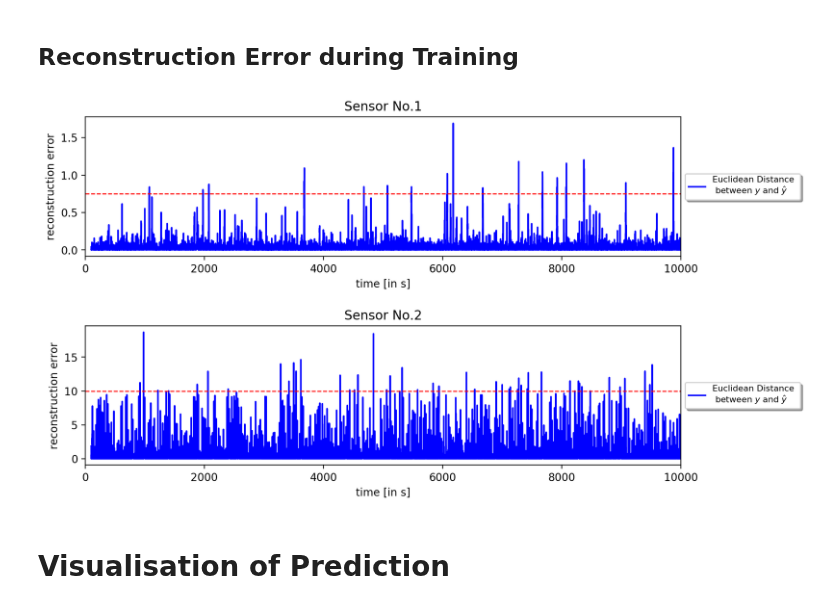
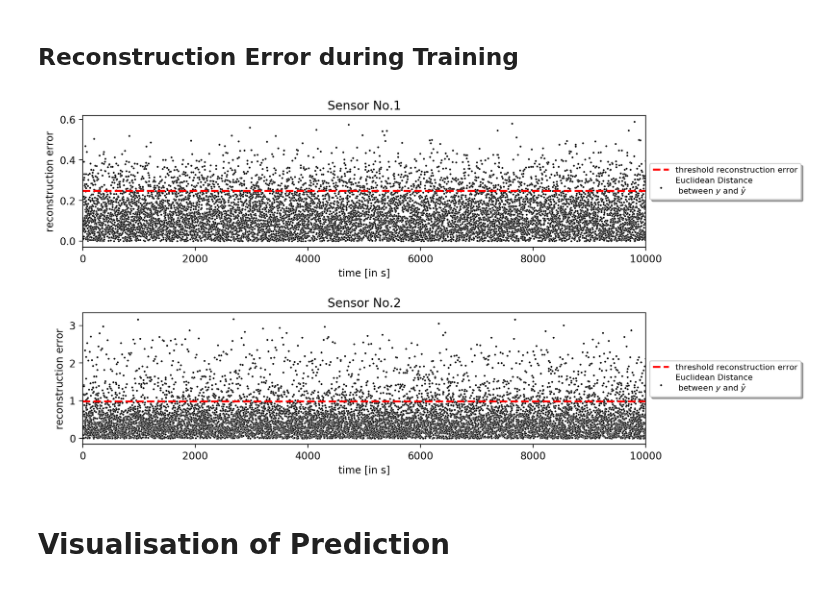
Before and after one commit to carlov93/predictive_maintenance, a Jupyter notebook: src/visualisation/prediction/MSE/vis_artifical_data.ipynb, the cells around one changed output. Saved outputs shown, nothing was run; the diff lists cells and outputs as text; code cells hidden in the pictures.

Commit message:
new visualisation and cv

```diff
--- a/src/visualisation/prediction/MSE/vis_artifical_data.ipynb
+++ b/src/visualisation/prediction/MSE/vis_artifical_data.ipynb
@@ -9,29 +9,26 @@ from matplotlib.pyplot import figure
 from sklearn.metrics import f1_score
 from sklearn.metrics import confusion_matrix
 # %%
-def vis_reconstruction_error(dataframe, no_features, first_feature, last_feature, thresholds_mean, thresholds_max):
+def vis_reconstruction_error(dataframe, no_features, first_feature, last_feature, thresholds_mean):
     fig, axes = plt.subplots(no_features, 1, figsize=(10,6), dpi=200)
     ax = axes.ravel()
     columns = dataframe.columns
     t = dataframe.iloc[:,0]
     for i in range(first_feature, last_feature):
-        sns.lineplot(data=dataframe,
+        sns.scatterplot(data=dataframe,
                      x=t,
                      y=dataframe.iloc[:, i+4],
                      ax=ax[i-first_feature],
                      color="black",
+                     linewidth=0.2,
+                     s = 4,
                      label="Euclidean Distance \n between $y$ and $\hat{y}$")
 
         ax[i-first_feature].axhline(thresholds_mean[i-first_feature],
-                                    color="royalblue",
+                                    color="red",
                                     linestyle ="--",
-                                    linewidth=1,
-                                    label="mean reconstruction error")
-        ax[i-first_feature].axhline(thresholds_max[i-first_feature],
-                                    color="royalblue",
-                                    linestyle ="-",
-                                    linewidth=1,
-                                    label="max reconstruction error")
+                                    linewidth=2,
+                                    label="threshold reconstruction error")
 
         # Set labels etc.
         ax[i-1].legend(loc='center left',
@@ -47,26 +44,26 @@ def vis_reconstruction_error(dataframe, no_features, first_feature, last_feature
 # %% [markdown]
 ## Predicted Data
 # %%
-artifical_data = pd.read_csv("../../files/prediction/MSE/artifical_2_signals.csv", sep=";")
+artifical_data = pd.read_csv("../../files/classification/MSE/artfic_mean_plus_80percent.csv", sep=";")
 training_set = artifical_data.iloc[:10000,:]
 subset = artifical_data.iloc[10000:,:]
 # %% [markdown]
 ## Reconstruction Error during Training
 # %%
-thresholds_training_mean = [0.75, 10]
-thresholds_training_max = [0.75, 10]
+thresholds_training_mean = [0.13679444326055645, 0.5441877437706729]
+# %%
+thresholds_training = [i*1.8 for i in thresholds_training_mean]
 # %%
 vis_reconstruction_error(dataframe=training_set,
                          no_features=2,
                          first_feature=1,
                          last_feature=3,
-                         thresholds_mean=thresholds_training_mean,
-                         thresholds_max=thresholds_training_max)
+                         thresholds_mean=thresholds_training)
 plt.subplots_adjust(hspace=0.5)
 plt.savefig("./pictures/re_artfic.png")
 plt.show()
 # %% [output]
-[figure, old version]
+[figure, new version]
 # %% [markdown]
 # Visualisation of Prediction
 # %%
```
Also changed, not shown: 22 other files.
